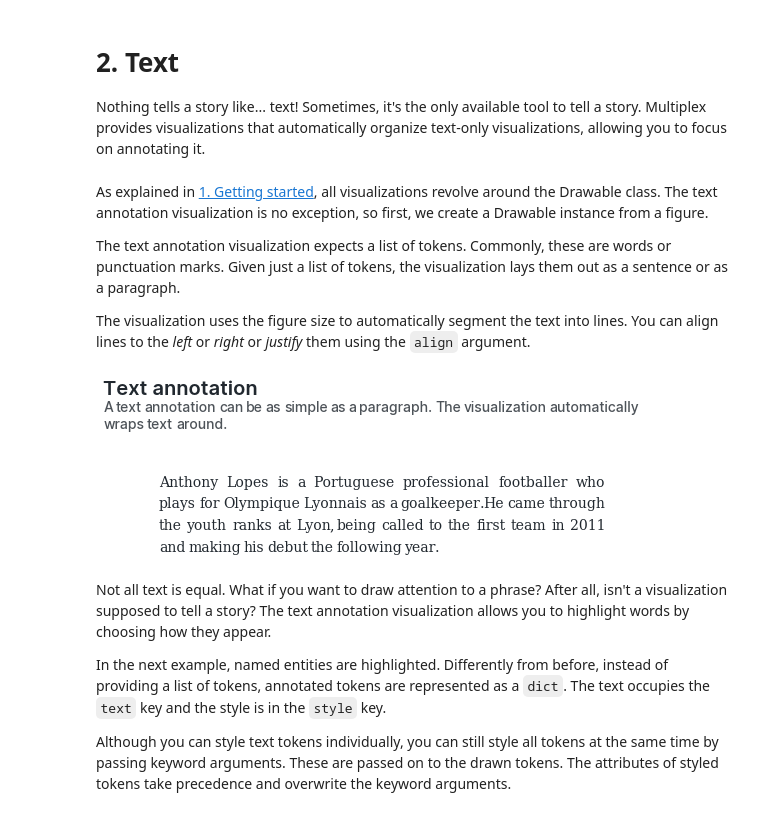
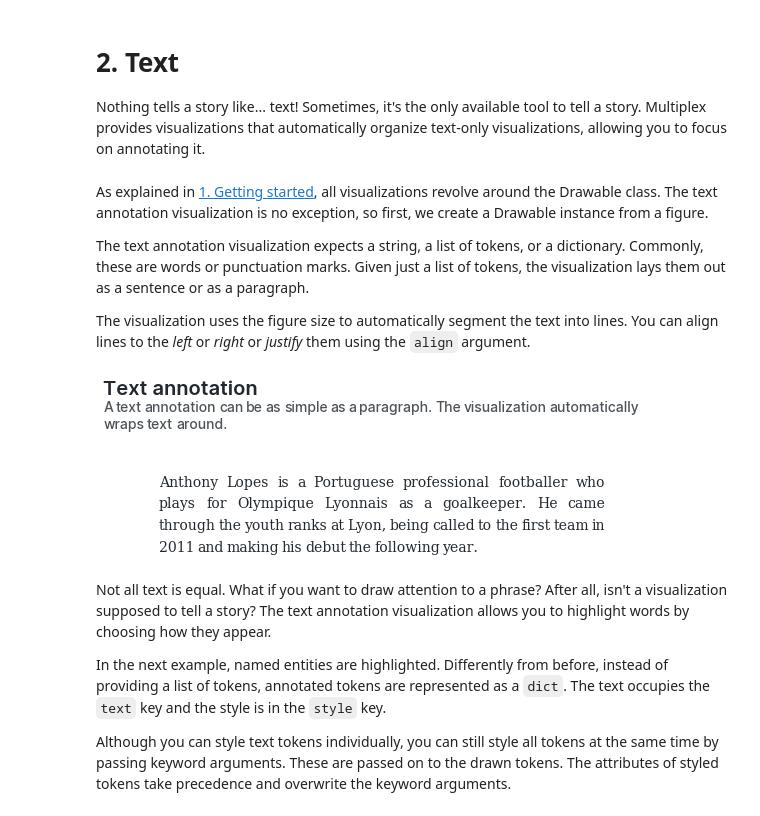
Before and after one commit to NicholasMamo/multiplex-plot, a Jupyter notebook: examples/2. Text.ipynb, the cells around one changed output. Saved outputs shown, nothing was run; the diff lists cells and outputs as text; code cells hidden in the pictures.

Commit message:
Update the text visualization to accept a string

```diff
--- a/examples/2. Text.ipynb
+++ b/examples/2. Text.ipynb
@@ -25,26 +25,26 @@ sentence = "Anthony Lopes is a Portuguese professional footballer."
 # %% [markdown]
 As explained in [1. Getting started](1.%20Getting%20started.ipynb), all visualizations revolve around the Drawable class. The text annotation visualization is no exception, so first, we create a Drawable instance from a figure.
 
-The text annotation visualization expects a list of tokens. Commonly, these are words or punctuation marks. Given just a list of tokens, the visualization lays them out as a sentence or as a paragraph.
+The text annotation visualization expects a string, a list of tokens, or a dictionary. Commonly, these are words or punctuation marks. Given just a list of tokens, the visualization lays them out as a sentence or as a paragraph.
 
 The visualization uses the figure size to automatically segment the text into lines. You can align lines to the _left_ or _right_ or _justify_ them using the `align` argument.
 # %%
 from multiplex import drawable
 drawable = importlib.reload(drawable)
 
 plt.style.use(os.path.join(sys.path[0], '..', 'styles', "multiplex.style"))
 
 viz = drawable.Drawable(plt.figure(figsize=(10,2)))
 
 tokens = nltk.word_tokenize(paragraph)
-viz.draw_text_annotation(tokens, align='justify', fontfamily='serif',
+viz.draw_text_annotation(paragraph, align='justify', fontfamily='serif',
                          lineheight=1, lpad=0.1, rpad=0.1)
 
 viz.set_title('Text annotation', loc='left')
 viz.set_caption('A text annotation can be as simple as a paragraph. The visualization automatically wraps text around.')
 plt.show()
 # %% [output]
-[figure, old version]
+[figure, new version]
 # %% [markdown]
 Not all text is equal. What if you want to draw attention to a phrase? After all, isn't a visualization supposed to tell a story? The text annotation visualization allows you to highlight words by choosing how they appear.
 
```
Also changed, not shown: 4 other files.
